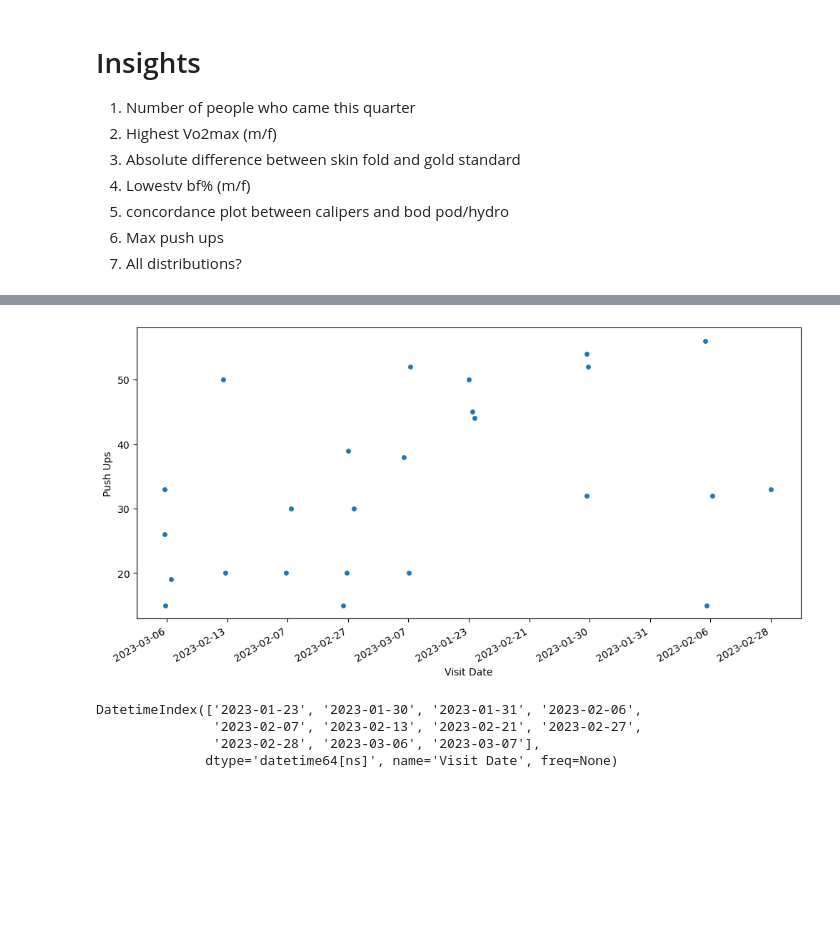
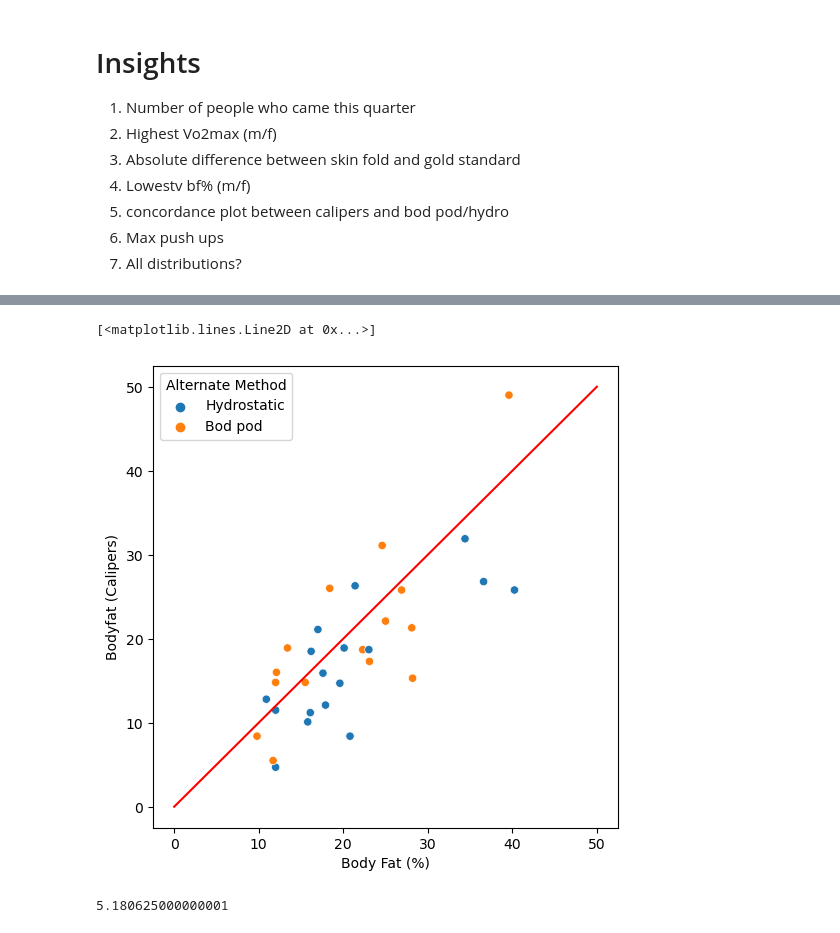
Before and after one commit to jonathjd/cwu-fitlab, a Jupyter notebook: notebooks/3.1-jd-report-figs.ipynb, the cells around one changed output, grey strips where cells are left out. Cells and saved outputs as stored; diff of their text form; code cells hidden in the pictures; blank space fills up the shorter version.

Commit message:
Generate figures for report

```diff
--- a/notebooks/3.1-jd-report-figs.ipynb
+++ b/notebooks/3.1-jd-report-figs.ipynb
@@ -18,0 +43,4 @@ df = pd.read_csv('/Users/jdickinson/Documents/PersonalRepos/cwu-fitlab/data/fina
+# %%
+# error col
+df['Absolute Error'] = abs(df['Bodyfat (Calipers)'] - df['Body Fat (%)'])
+df['Error'] = df['Bodyfat (Calipers)'] - df['Body Fat (%)']
@@ -69,15 +155,12 @@ plt.plot(df['Visit Date'], df['VO2Max (ml/kg/min)'])
 # %%
 visit_mean_df = df.groupby(['Visit Date']).mean()
-# %%
-fig, ax = plt.subplots(figsize=(12, 6))
-sns.stripplot(data=df, x=df['Visit Date'], y=df['Push Ups'])
-fig.autofmt_xdate()
-# %% [output]
-[figure, removed]
-# %%
-sns.scatterplot(data=df, x=df['Alternate Method'], y=df['Body Fat (%)'])
-# %% [output]
-DatetimeIndex(['2023-01-23', '2023-01-30', '2023-01-31', '2023-02-06',
-               '2023-02-07', '2023-02-13', '2023-02-21', '2023-02-27',
-               '2023-02-28', '2023-03-06', '2023-03-07'],
-              dtype='datetime64[ns]', name='Visit Date', freq=None)
+# %%
+fig, ax = plt.subplots(figsize=(6, 6))
+sns.scatterplot(data=df, x=df['Body Fat (%)'], y=df['Bodyfat (Calipers)'], hue=df['Alternate Method'])
+X_plot = np.linspace(0, 50, 50)
+Y_plot = np.linspace(0, 50, 50)
+
+plt.plot(X_plot, Y_plot, color='r')
+# %% [output]
+[<matplotlib.lines.Line2D at 0x...>]
+[figure, added]
@@ -83,0 +184,9 @@ DatetimeIndex(['2023-01-23', '2023-01-30', '2023-01-31', '2023-02-06',
+# %%
+actual = df['Body Fat (%)'].drop(11)
+calc = df['Bodyfat (Calipers)'].drop(11)
+
+error = mae(actual, calc)
+
+print(error)
+# %% [output]
+5.180625000000001
```
Also changed, not shown: parts of 27 cells of this notebook, 1 other file.
